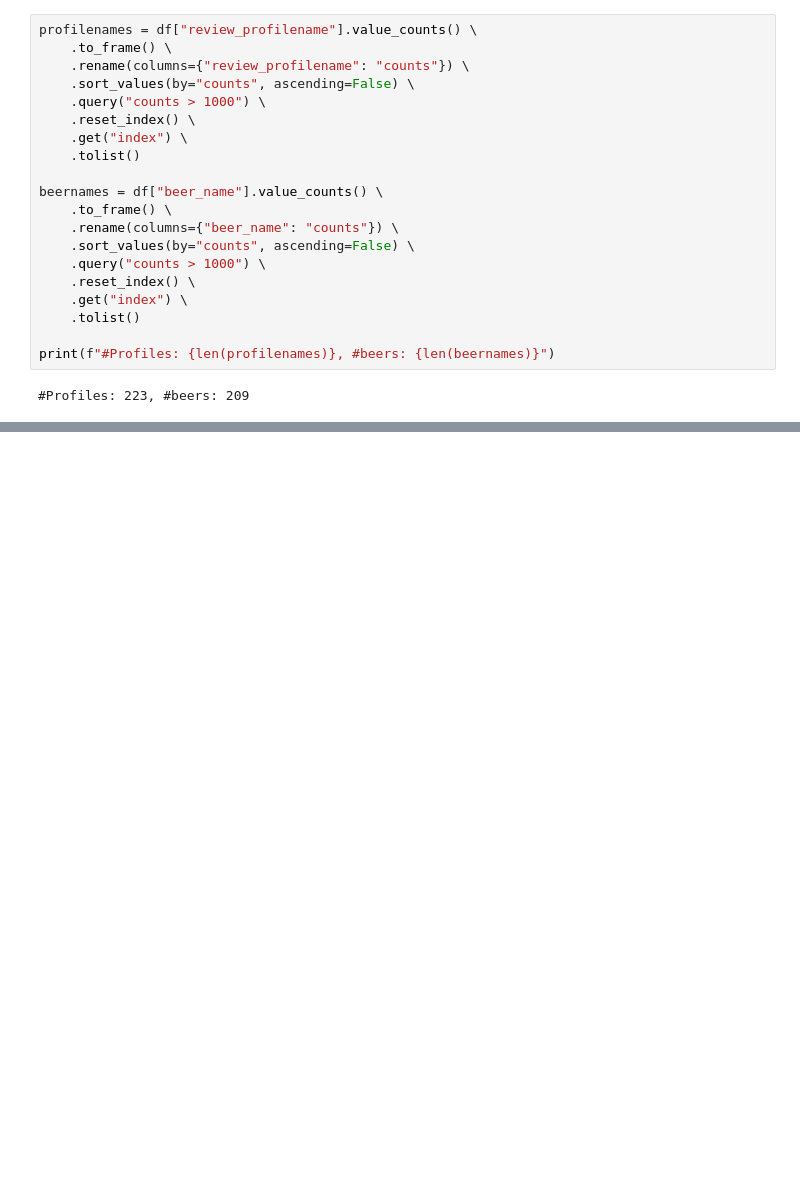
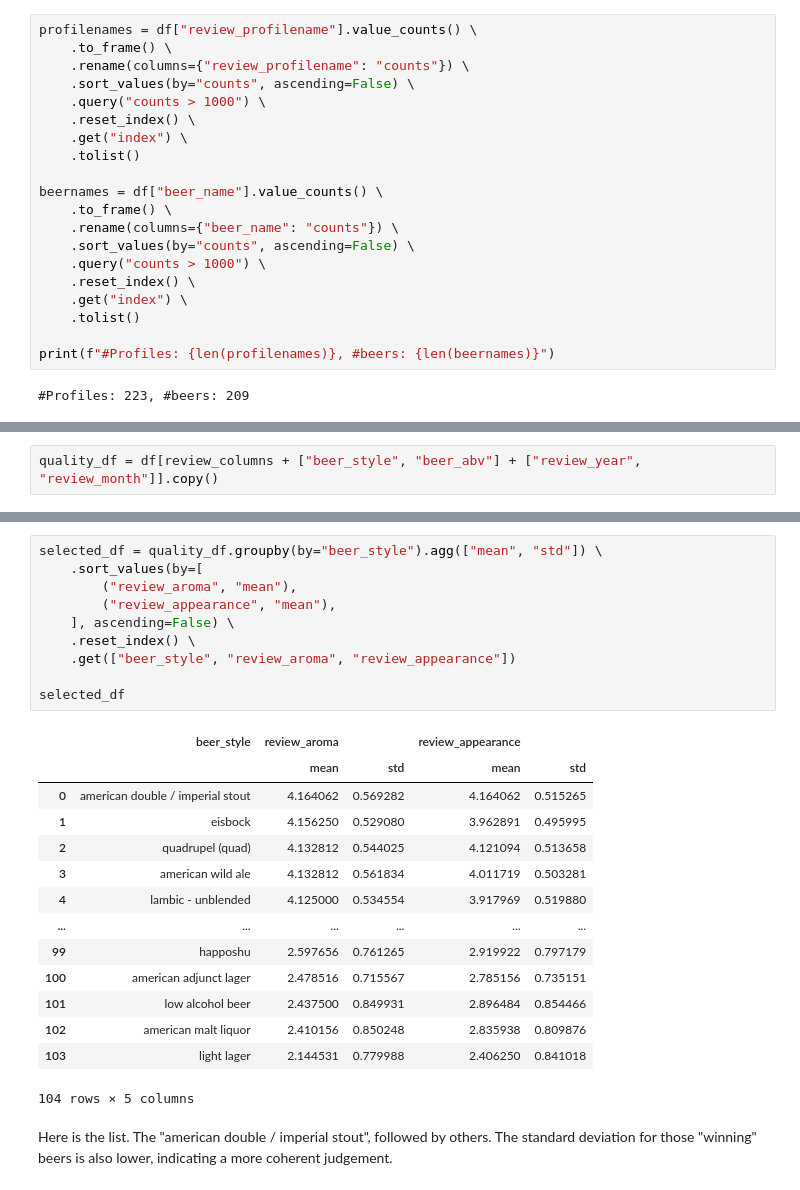
Before and after one commit to OlegZero13/beer-analysis, a Jupyter notebook: notebooks/questions-answering.ipynb, the cells around one changed output, grey strips where cells are left out. Drawn from its saved outputs; the diff is of its cells as text; blank space fills up the shorter version.

```diff
--- a/notebooks/questions-answering.ipynb
+++ b/notebooks/questions-answering.ipynb
@@ -197,0 +251,2 @@ profilenames
+# %%
+quality_df = df[review_columns + ["beer_style", "beer_abv"] + ["review_year", "review_month"]].copy()
@@ -197,0 +310,27 @@ profilenames
+# %%
+selected_df = quality_df.groupby(by="beer_style").agg(["mean", "std"]) \
+    .sort_values(by=[
+        ("review_aroma", "mean"),
+        ("review_appearance", "mean"),
+    ], ascending=False) \
+    .reset_index() \
+    .get(["beer_style", "review_aroma", "review_appearance"])
+
+selected_df
+# %% [output]
+|  | beer_style | review_aroma |  | review_appearance |  |
+|  |  | mean | std | mean | std |
+| 0 | american double / imperial stout | 4.164062 | 0.569282 | 4.164062 | 0.515265 |
+| 1 | eisbock | 4.156250 | 0.529080 | 3.962891 | 0.495995 |
+| 2 | quadrupel (quad) | 4.132812 | 0.544025 | 4.121094 | 0.513658 |
+| 3 | american wild ale | 4.132812 | 0.561834 | 4.011719 | 0.503281 |
+| 4 | lambic - unblended | 4.125000 | 0.534554 | 3.917969 | 0.519880 |
+| ... | ... | ... | ... | ... | ... |
+| 99 | happoshu | 2.597656 | 0.761265 | 2.919922 | 0.797179 |
+| 100 | american adjunct lager | 2.478516 | 0.715567 | 2.785156 | 0.735151 |
+| 101 | low alcohol beer | 2.437500 | 0.849931 | 2.896484 | 0.854466 |
+| 102 | american malt liquor | 2.410156 | 0.850248 | 2.835938 | 0.809876 |
+| 103 | light lager | 2.144531 | 0.779988 | 2.406250 | 0.841018 |
+104 rows × 5 columns
+# %% [markdown]
+Here is the list. The "american double / imperial stout", followed by others. The standard deviation for those "winning" beers is also lower, indicating a more coherent judgement.
```
Also changed, not shown: parts of 24 cells of this notebook, 3 other files.
